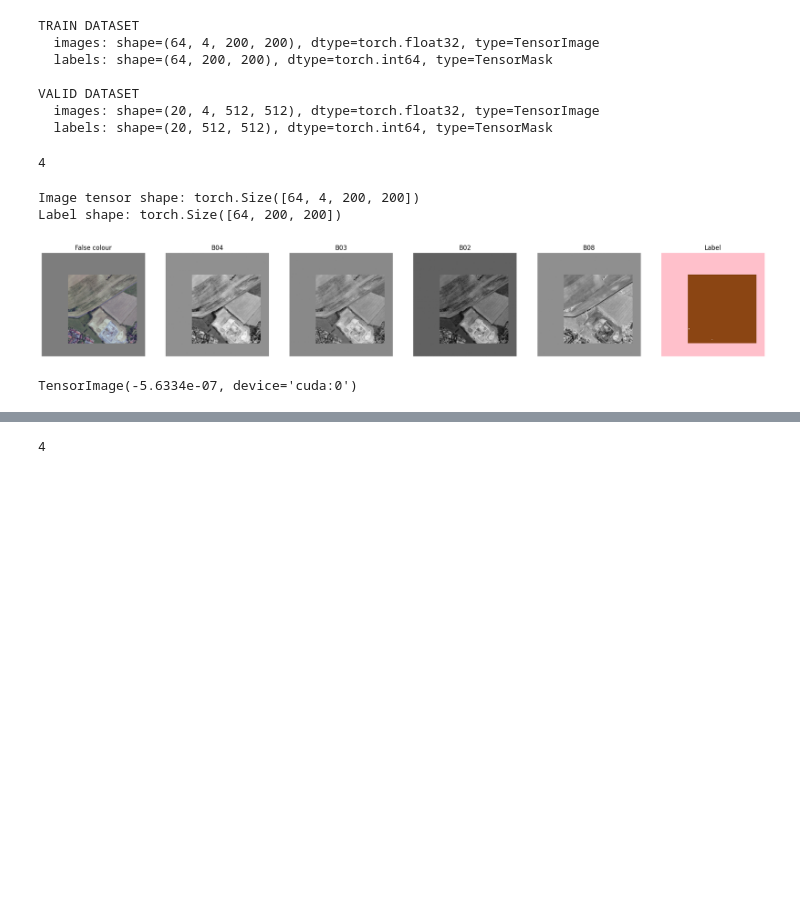
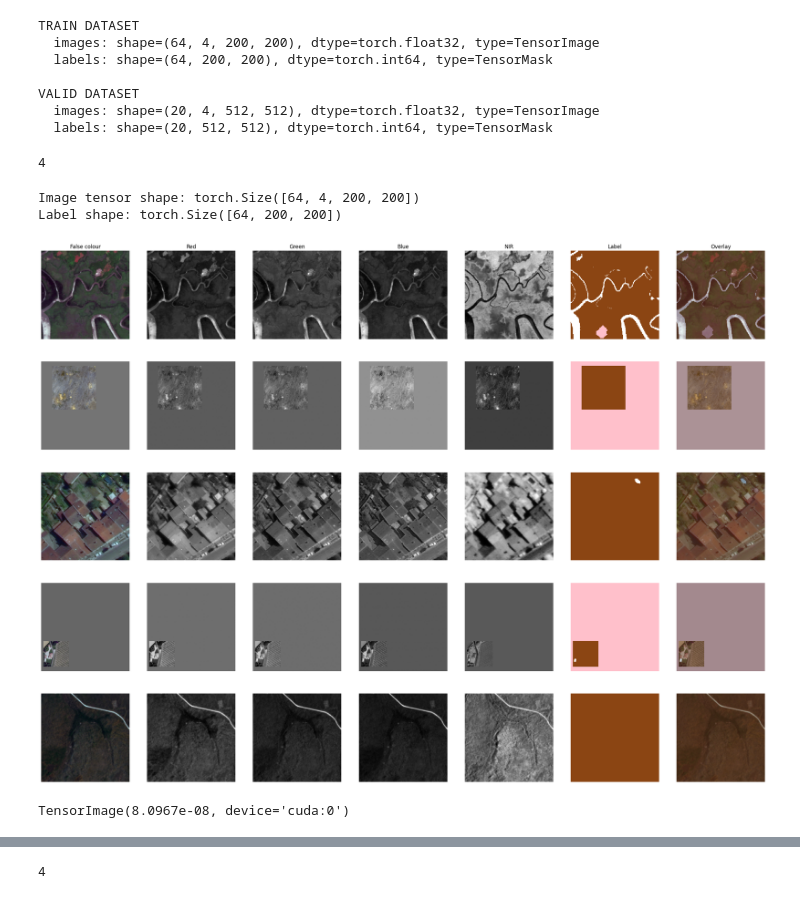
Before and after one commit to DPIRD-DMA/OmniWaterMask-training, a Jupyter notebook: Train OWM faster.ipynb, the cells around one changed output, grey strips where cells are left out. Saved outputs shown, nothing was run; the diff lists cells and outputs as text; code cells hidden in the pictures; blank space fills up the shorter version.

```diff
--- a/Train OWM faster.ipynb
+++ b/Train OWM faster.ipynb
@@ -133,7 +133,7 @@ validation_sample_frac = (
 # training_sample_frac = 0.1
 training_sample_frac = 1.0
 
-band_labels = ["B04", "B03", "B02", "B08"]
+band_labels = ["Red", "Green", "Blue", "NIR"]
 
 num_workers = 16
 
@@ -380,6 +380,7 @@ def open_img(
     if is_valid_file(img_path):
         window_size = original_image_size
         after_scale_size = original_image_size
+        _crop_state.val_image = True
 
     else:
         image_scale = select_scale_factor(
@@ -392,6 +393,7 @@ def open_img(
         window_size = math.ceil(min(crop_size / image_scale, original_image_size))
 
         after_scale_size = math.ceil(min(window_size * image_scale, crop_size))
+        _crop_state.val_image = False
 
     with rio.open(img_path) as src:
         h, w = src.height, src.width
@@ -441,7 +443,11 @@ def open_mask(mask_path: Path):
         )
     tensor_mask = torch.from_numpy(mask)
 
-    tensor_mask = downsample_multiclass_mask(tensor_mask, _crop_state.after_scale_size)
+    if not _crop_state.val_image:
+        # if not a validation image then downsample while preserving water pixels
+        tensor_mask = downsample_multiclass_mask(
+            tensor_mask, _crop_state.after_scale_size
+        )
 
     if _crop_state.after_scale_size < _crop_state.crop_size:
         padded_mask = torch.full(
@@ -544,15 +550,15 @@ num_input_channels
 4
 # %%
 train_batch = dl.one_batch()
-plot_batch(train_batch, labels=["False colour"] + band_labels)
+plot_batch(train_batch, labels=["False colour"] + band_labels, n=5)
 # %% [output]
 Image tensor shape: torch.Size([64, 4, 200, 200])
 Label shape: torch.Size([64, 200, 200])
-[figure, old version]
+[figure, new version]
 # %%
 train_batch[0][0][0].mean()
 # %% [output]
-TensorImage(-5.6334e-07, device='cuda:0')
+TensorImage(8.0967e-08, device='cuda:0')
 # %%
 show_histo(train_batch, labels=band_labels)
 # %% [output]
```
Also changed, not shown: parts of 6 cells of this notebook, 3 other files.
